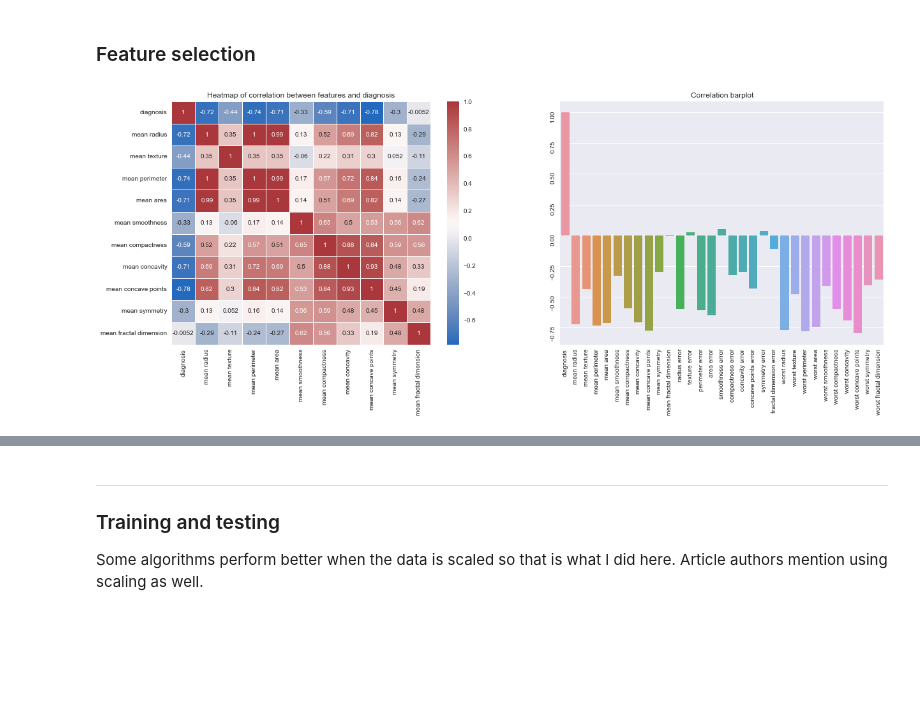
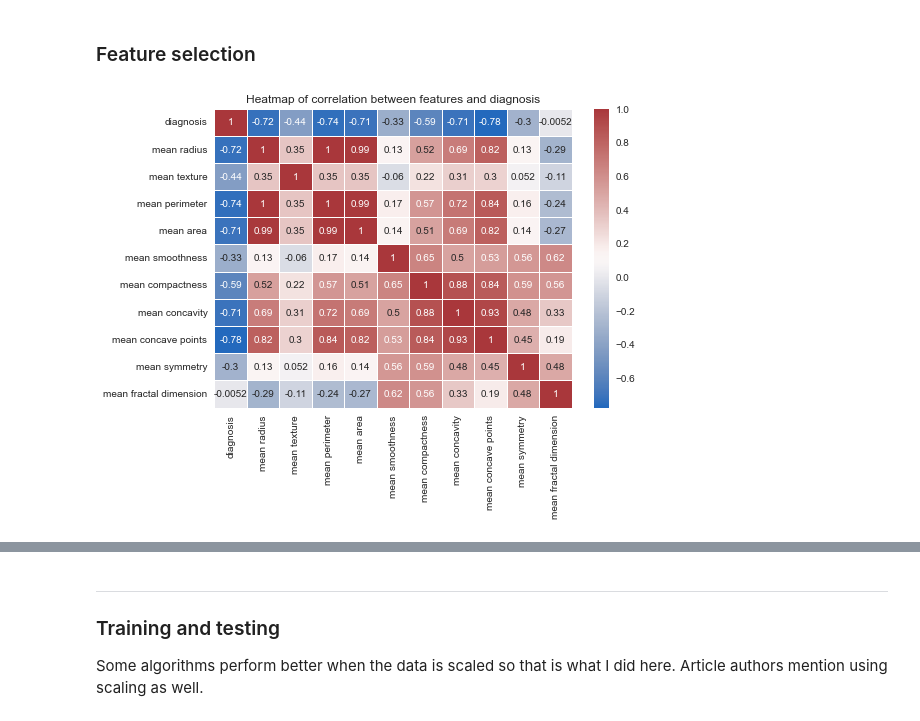
Before and after one commit to fsentin/uzop-extended, a Jupyter notebook: projectNotebook.ipynb, the cells around one changed output, grey strips where cells are left out. Cells and saved outputs as stored; diff of their text form; code cells hidden in the pictures; blank space fills up the shorter version.

```diff
--- a/projectNotebook.ipynb
+++ b/projectNotebook.ipynb
@@ -141,14 +151,8 @@ D_train_mean = D_train[[ 'diagnosis', 'mean radius', 'mean texture', 'mean perim
 # %% [markdown]
 ### Feature selection
 # %%
-plt.figure(figsize = (20,7))
-plt.subplot(1,2,1)
 sns.heatmap(D_train_mean.corr(), annot=True, cmap="vlag", linewidths=.5)#, mask=np.triu(D_train_mean.corr()))
 plt.title("Heatmap of correlation between features and diagnosis")
-plt.subplot(1,2,2)
-ax = sns.barplot(x=D_train.corrwith(D_train.diagnosis).index, y=D_train.corrwith(D_train.diagnosis))
-ax.tick_params(labelrotation = 90)
-plt.title("Correlation barplot")
 plt.show()
 # %% [output]
-[figure, old version]
+[figure, new version]
```
Also changed, not shown: parts of 24 cells of this notebook, 1 other file.
